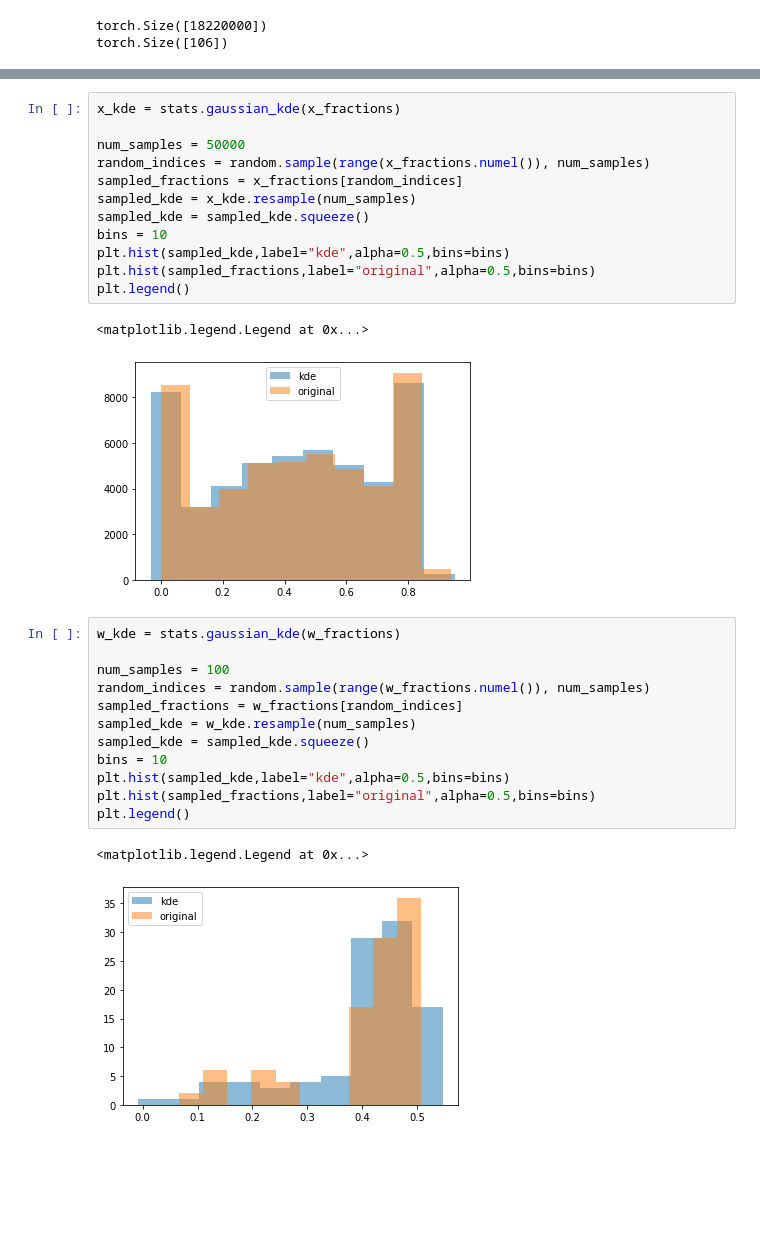
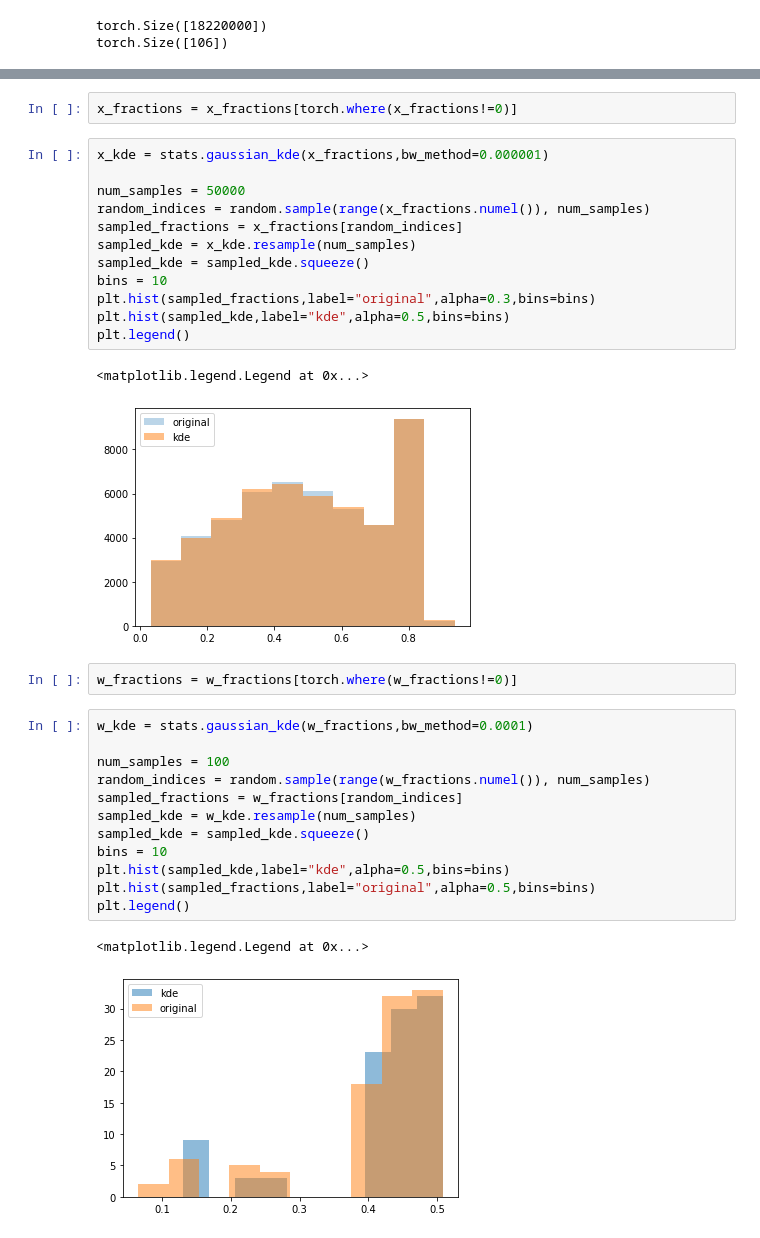
Before and after one commit to Manos-Ar/BinarizedNN, a Jupyter notebook: hooks.ipynb, the cells around one changed output, grey strips where cells are left out. Saved outputs shown, nothing was run; the diff lists cells and outputs as text; blank space fills up the shorter version.

```diff
--- a/hooks.ipynb
+++ b/hooks.ipynb
@@ -328,5 +341,7 @@ torch.Size([106])
+# %%
+x_fractions = x_fractions[torch.where(x_fractions!=0)]
 # %%
-x_kde = stats.gaussian_kde(x_fractions)
+x_kde = stats.gaussian_kde(x_fractions,bw_method=0.000001)
 
 num_samples = 50000
 random_indices = random.sample(range(x_fractions.numel()), num_samples)
@@ -334,26 +349,28 @@ sampled_fractions = x_fractions[random_indices]
 sampled_kde = x_kde.resample(num_samples)
 sampled_kde = sampled_kde.squeeze()
 bins = 10
+plt.hist(sampled_fractions,label="original",alpha=0.3,bins=bins)
 plt.hist(sampled_kde,label="kde",alpha=0.5,bins=bins)
-plt.hist(sampled_fractions,label="original",alpha=0.5,bins=bins)
 plt.legend()
 # %% [output]
 <matplotlib.legend.Legend at 0x...>
-[figure, old version]
+[figure, new version]
+# %%
+w_fractions = w_fractions[torch.where(w_fractions!=0)]
 # %%
-w_kde = stats.gaussian_kde(w_fractions)
+w_kde = stats.gaussian_kde(w_fractions,bw_method=0.0001)
 
 num_samples = 100
 random_indices = random.sample(range(w_fractions.numel()), num_samples)
 sampled_fractions = w_fractions[random_indices]
 sampled_kde = w_kde.resample(num_samples)
 sampled_kde = sampled_kde.squeeze()
 bins = 10
 plt.hist(sampled_kde,label="kde",alpha=0.5,bins=bins)
 plt.hist(sampled_fractions,label="original",alpha=0.5,bins=bins)
 plt.legend()
 # %% [output]
 <matplotlib.legend.Legend at 0x...>
-[figure, old version]
+[figure, new version]
 # %%
 import pickle
```
Also changed, not shown: parts of 2 cells of this notebook.
